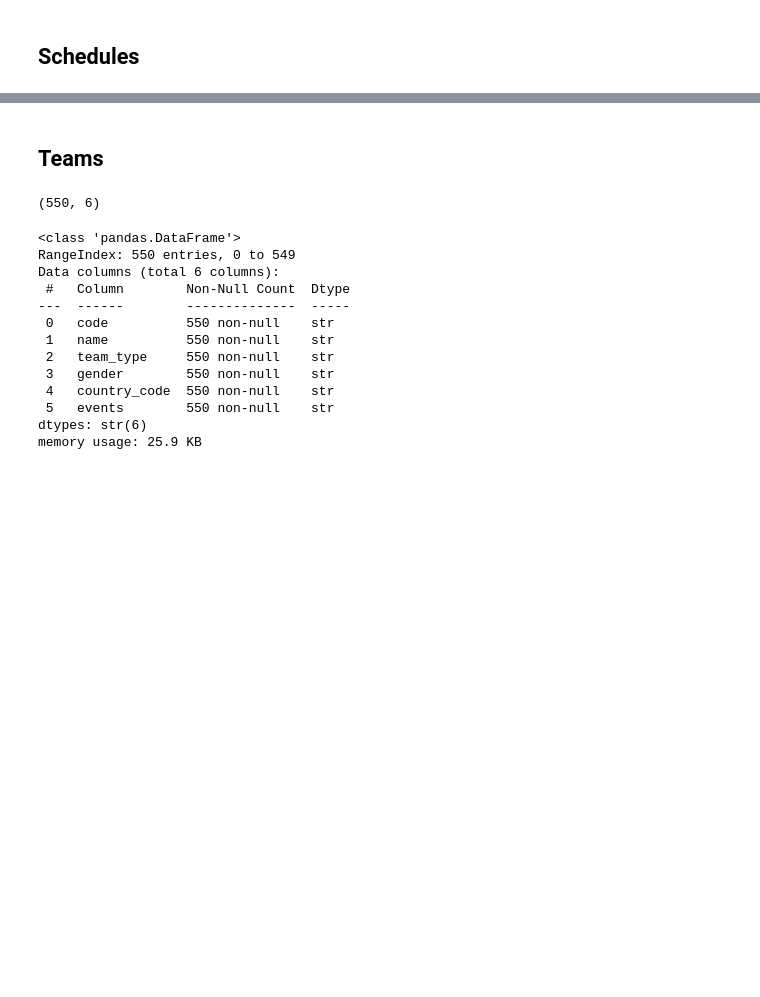
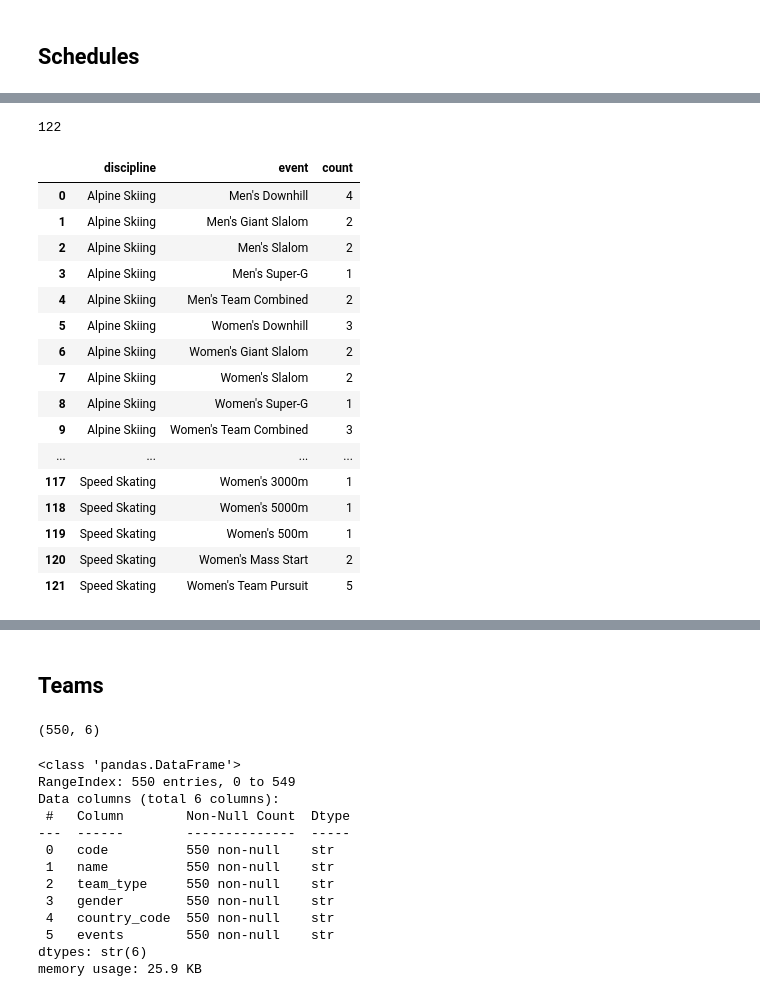
Before and after one commit to com-480-data-visualization/VizLaLune, a Jupyter notebook: DataExploration/PickedDataset/EXPLORATION_Milano_Cortina_2026_Olympic_Winter_Games.ipynb, the cells around one changed output, grey strips where cells are left out. Cells and saved outputs as stored; diff of their text form; code cells hidden in the pictures; blank space fills up the shorter version.

```diff
--- a/DataExploration/PickedDataset/EXPLORATION_Milano_Cortina_2026_Olympic_Winter_Games.ipynb
+++ b/DataExploration/PickedDataset/EXPLORATION_Milano_Cortina_2026_Olympic_Winter_Games.ipynb
@@ -401,0 +561,3 @@ df_schedules.describe()
+# %%
+df_schedules = df_schedules[~df_schedules["status"].isin(["CANCELLED", "SCHEDULED"])]
+df_schedules.shape
@@ -401,0 +576,27 @@ df_schedules.describe()
+# %%
+# Actually there are other ceremony events!
+df_schedules = df_schedules[~df_schedules["event"].str.contains("ceremony", case=False)]
+df_schedules.groupby(["discipline", "event"]).ngroups
+# %% [output]
+122
+# %%
+pd.set_option('display.max_rows', None)
+df_schedules.groupby(["discipline", "event"]).size().reset_index(name="count")
+# %% [output]
+|  | discipline | event | count |
+| 0 | Alpine Skiing | Men's Downhill | 4 |
+| 1 | Alpine Skiing | Men's Giant Slalom | 2 |
+| 2 | Alpine Skiing | Men's Slalom | 2 |
+| 3 | Alpine Skiing | Men's Super-G | 1 |
+| 4 | Alpine Skiing | Men's Team Combined | 2 |
+| 5 | Alpine Skiing | Women's Downhill | 3 |
+| 6 | Alpine Skiing | Women's Giant Slalom | 2 |
+| 7 | Alpine Skiing | Women's Slalom | 2 |
+| 8 | Alpine Skiing | Women's Super-G | 1 |
+| 9 | Alpine Skiing | Women's Team Combined | 3 |
+| ... | ... | ... | ... |
+| 117 | Speed Skating | Women's 3000m | 1 |
+| 118 | Speed Skating | Women's 5000m | 1 |
+| 119 | Speed Skating | Women's 500m | 1 |
+| 120 | Speed Skating | Women's Mass Start | 2 |
+| 121 | Speed Skating | Women's Team Pursuit | 5 |
```
Also changed, not shown: parts of 51 cells of this notebook.
